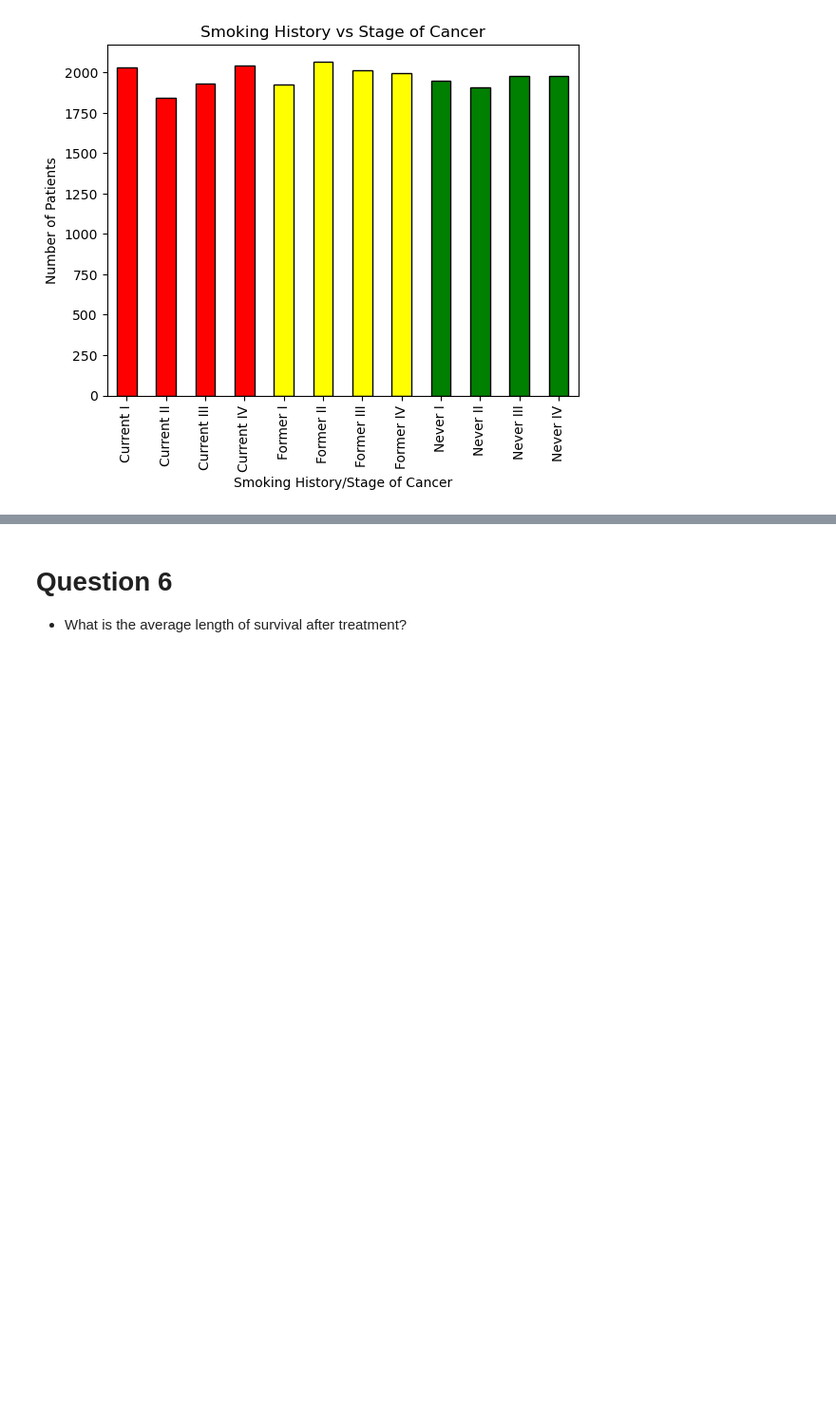
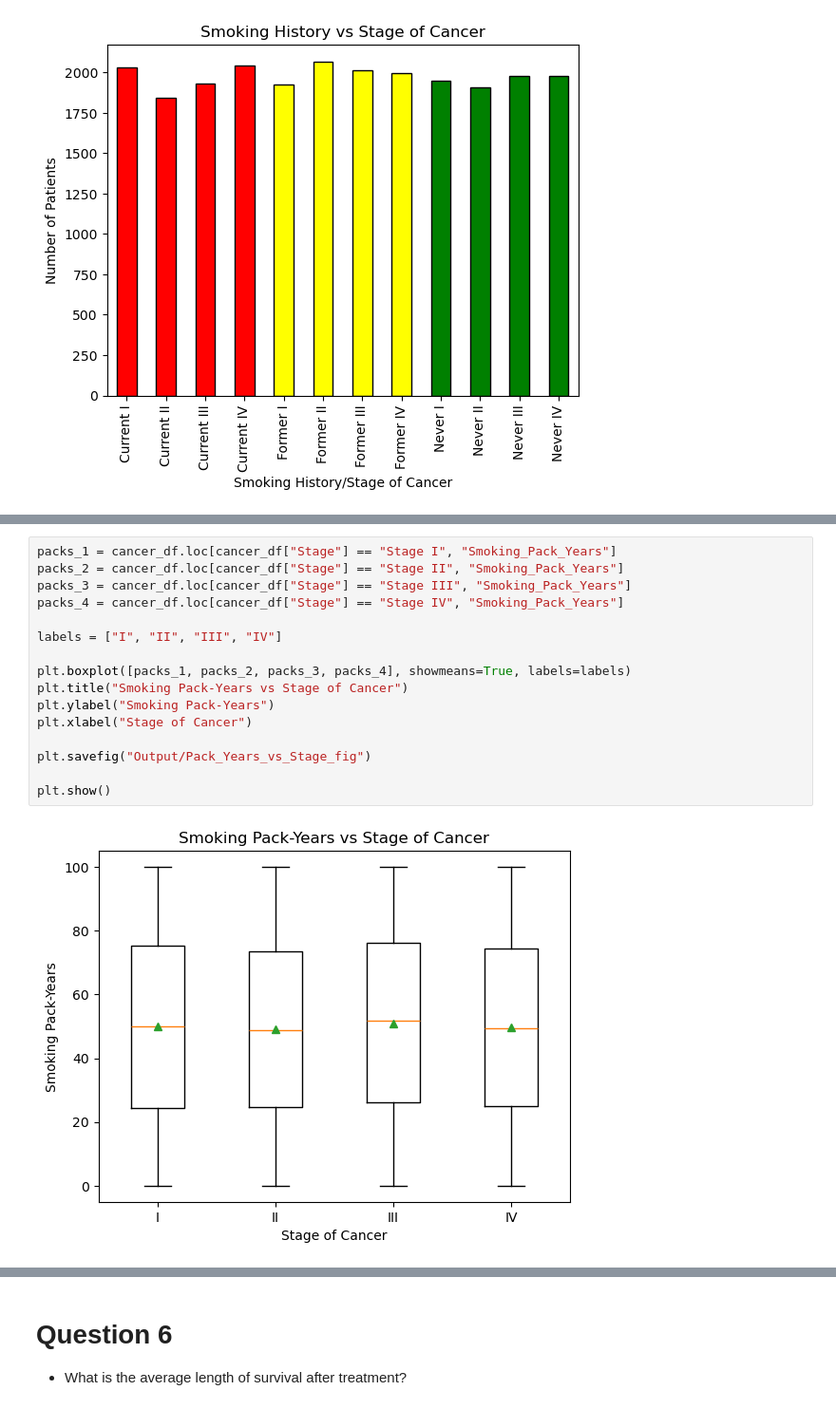
Before and after one commit to nbscarth/project-1-python, a Jupyter notebook: Project_1/lung_cancer_analysis.ipynb, the cells around one changed output, grey strips where cells are left out. Shown at 95% size. Saved outputs shown, nothing was run; the diff lists cells and outputs as text; blank space fills up the shorter version.

```diff
--- a/Project_1/lung_cancer_analysis.ipynb
+++ b/Project_1/lung_cancer_analysis.ipynb
@@ -319,0 +330,18 @@ plt.show()
+# %%
+packs_1 = cancer_df.loc[cancer_df["Stage"] == "Stage I", "Smoking_Pack_Years"]
+packs_2 = cancer_df.loc[cancer_df["Stage"] == "Stage II", "Smoking_Pack_Years"]
+packs_3 = cancer_df.loc[cancer_df["Stage"] == "Stage III", "Smoking_Pack_Years"]
+packs_4 = cancer_df.loc[cancer_df["Stage"] == "Stage IV", "Smoking_Pack_Years"]
+
+labels = ["I", "II", "III", "IV"]
+
+plt.boxplot([packs_1, packs_2, packs_3, packs_4], showmeans=True, labels=labels)
+plt.title("Smoking Pack-Years vs Stage of Cancer")
+plt.ylabel("Smoking Pack-Years")
+plt.xlabel("Stage of Cancer")
+
+plt.savefig("Output/Pack_Years_vs_Stage_fig")
+
+plt.show()
+# %% [output]
+[figure, added]
```
Also changed, not shown: parts of 3 cells of this notebook, 1 other file.
